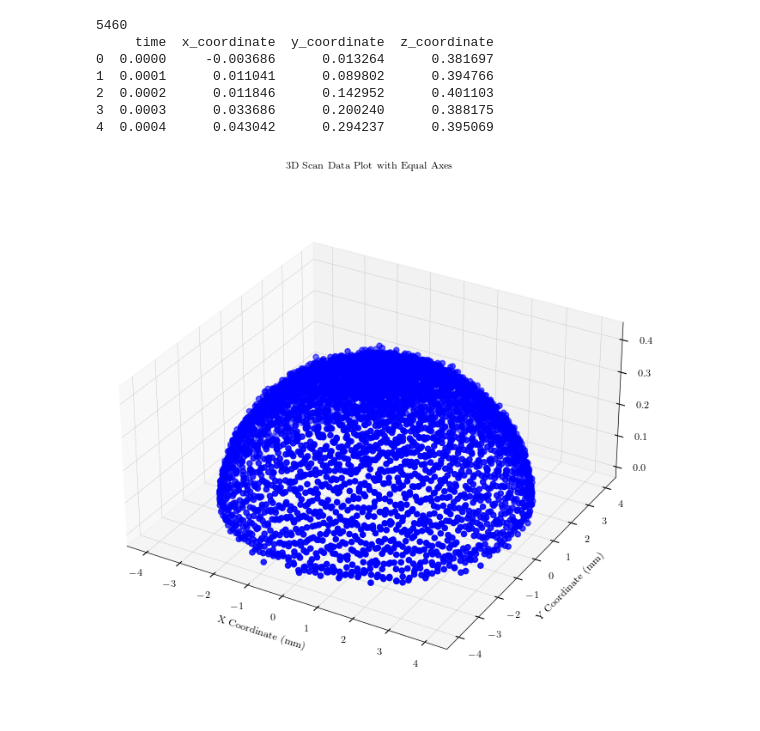
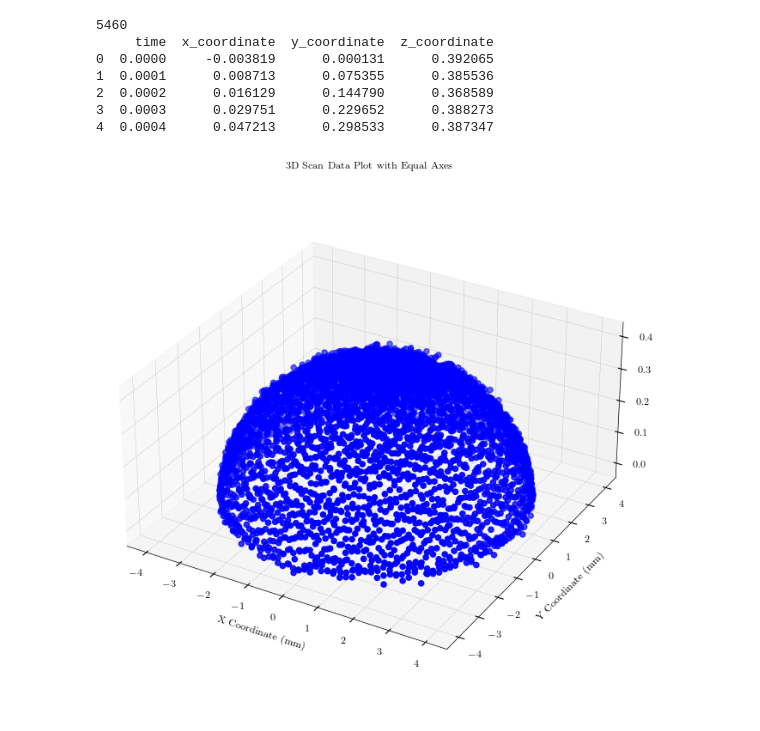
Before and after one commit to klaezhou/zernike, a Jupyter notebook: class/Zernike.ipynb, the cells around one changed output. Drawn from its saved outputs; the diff is of its cells as text; code cells hidden in the pictures.

```diff
--- a/class/Zernike.ipynb
+++ b/class/Zernike.ipynb
@@ -31,7 +31,7 @@ t2=t[2000:4000]
 t3=t[4000:]
 
 # Scan pattern equations
-noise_level=0.01
+noise_level=0.005
 x_sp = R_SP * np.sin(a * omega * t)*np.sin(b * omega * t)+np.random.normal(0, noise_level, size=t.shape)
 y_sp = R_SP * np.cos(b * omega * t)*np.sin(a * omega * t)+np.random.normal(0, noise_level, size=x_sp.shape)
 x=x_sp.flatten()
@@ -40,7 +40,7 @@ rho = np.sqrt(x**2 + y**2)
 theta = np.arctan2(y, x)
 zer= Zer.Zer(14,total_samples,rho,theta)
 zer.Construct_Zernike()
-z=np.dot(zer.Zernike,loaded_beta)+np.random.normal(0, noise_level, size=x_sp.shape)
+z=np.dot(zer.Zernike,loaded_beta)+np.random.normal(0, noise_level*2, size=x_sp.shape)
 z_sp=z.reshape(x_sp.shape)
 # Update the dataset with z-coordinate
 # Creating the dataset
@@ -49,37 +49,37 @@ scan_data = pd.DataFrame({
     'x_coordinate': x_sp,
     'y_coordinate': y_sp,
     'z_coordinate':z_sp
 })
 filtered_data = scan_data[(scan_data['x_coordinate'] != 0) & (scan_data['y_coordinate'] != 0)]
 print(scan_data.head())
 
 # Create a 3D plot
 fig = plt.figure(figsize=(8, 8))
 ax = fig.add_subplot(111, projection='3d')
 
 # Plotting the data
 ax.scatter(scan_data['x_coordinate'], scan_data['y_coordinate'], scan_data['z_coordinate'], c='blue', marker='o')
 
 # Setting equal aspect ratio
 ax.set_box_aspect([1,1,0.5])  # Equal aspect ratio
 
 # Labeling the axes
 ax.set_xlabel('X Coordinate (mm)')
 ax.set_ylabel('Y Coordinate (mm)')
 ax.set_zlabel('Z Coordinate (mm)')
 
 # Setting the title
 ax.set_title('3D Scan Data Plot with Equal Axes')
 
 # Show plot
 plt.show()
 # %% [output]
 5460
      time  x_coordinate  y_coordinate  z_coordinate
-0  0.0000     -0.003686      0.013264      0.381697
-1  0.0001      0.011041      0.089802      0.394766
-2  0.0002      0.011846      0.142952      0.401103
-3  0.0003      0.033686      0.200240      0.388175
-4  0.0004      0.043042      0.294237      0.395069
+0  0.0000     -0.003819      0.000131      0.392065
+1  0.0001      0.008713      0.075355      0.385536
+2  0.0002      0.016129      0.144790      0.368589
+3  0.0003      0.029751      0.229652      0.388273
+4  0.0004      0.047213      0.298533      0.387347
-[figure, old version]
+[figure, new version]
 # %%
```
Also changed, not shown: parts of 6 cells of this notebook, 1 other file.
